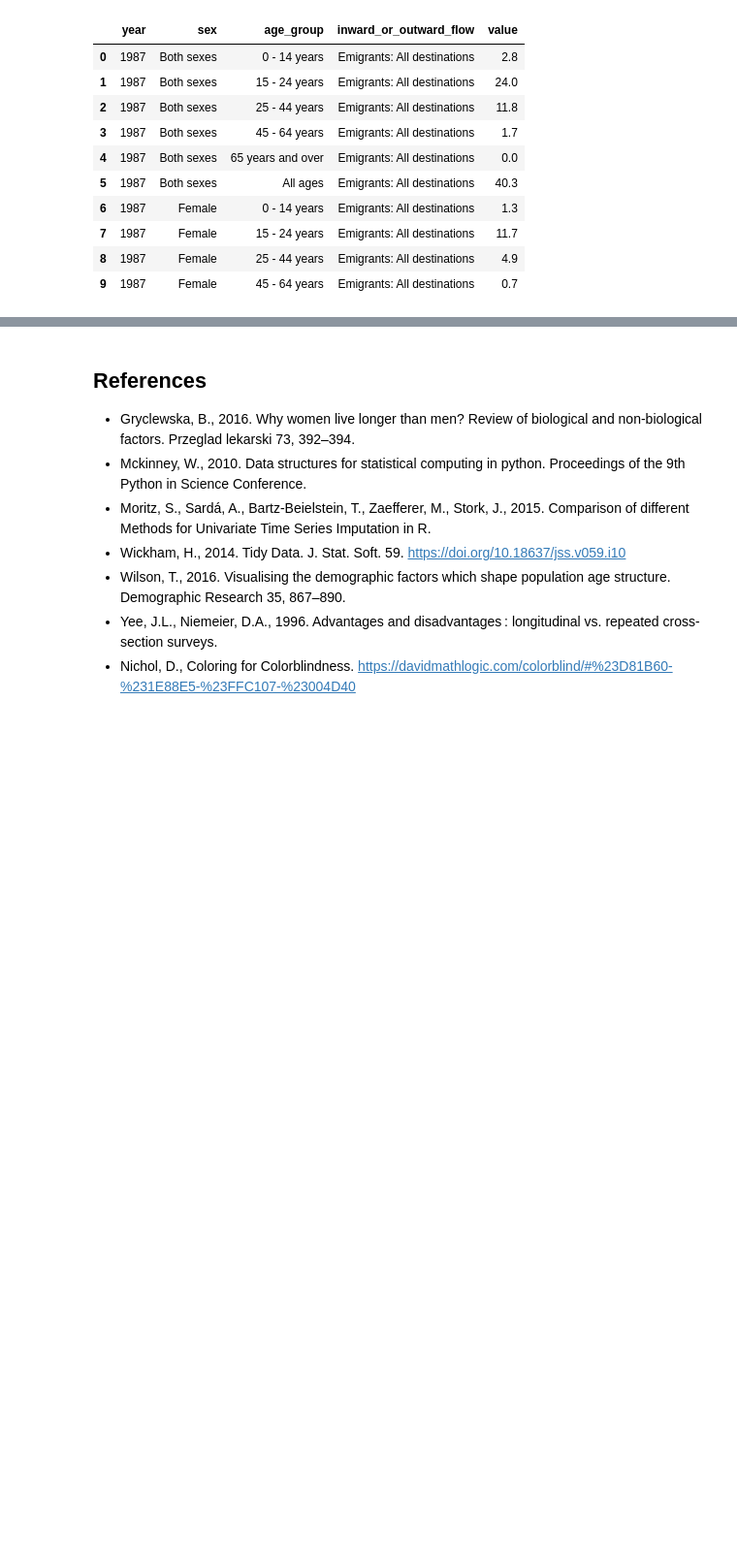
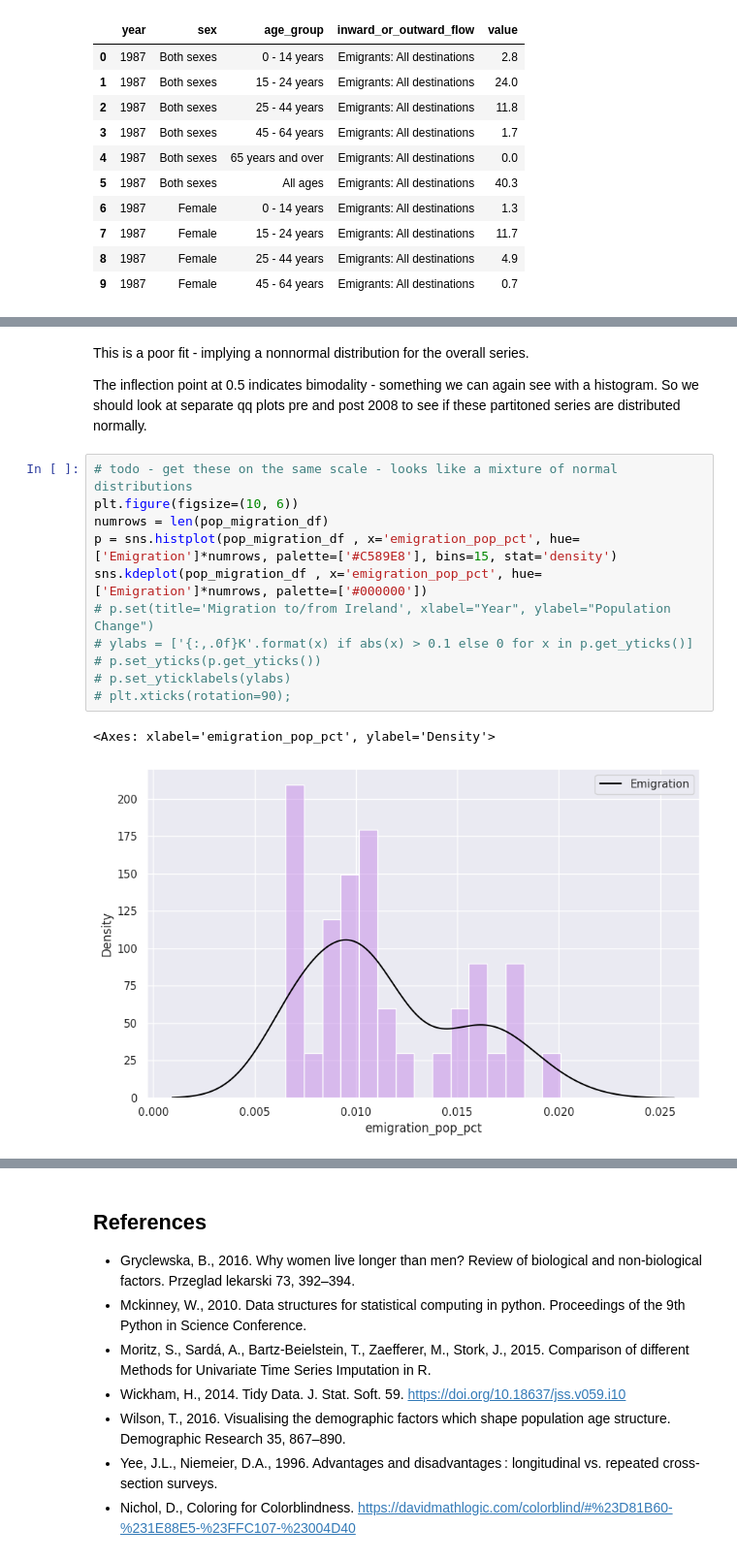
Before and after one commit to step-hen-burke/ca1, a Jupyter notebook: 00_initial_exploration.ipynb, the cells around one changed output, grey strips where cells are left out. Shown at 97% size. Drawn from its saved outputs; the diff is of its cells as text; blank space fills up the shorter version.

```diff
--- a/00_initial_exploration.ipynb
+++ b/00_initial_exploration.ipynb
@@ -816,0 +822,18 @@ all_ages_df
+# %% [markdown]
+This is a poor fit - implying a nonnormal distribution for the overall series.
+
+The inflection point at 0.5 indicates bimodality - something we can again see with a histogram. So we should look at separate qq plots pre and post 2008 to see if these partitoned series are distributed normally.
+# %%
+# todo - get these on the same scale - looks like a mixture of normal distributions
+plt.figure(figsize=(10, 6))
+numrows = len(pop_migration_df)
+p = sns.histplot(pop_migration_df , x='emigration_pop_pct', hue=['Emigration']*numrows, palette=['#C589E8'], bins=15, stat='density')
+sns.kdeplot(pop_migration_df , x='emigration_pop_pct', hue=['Emigration']*numrows, palette=['#000000'])
+# p.set(title='Migration to/from Ireland', xlabel="Year", ylabel="Population Change")
+# ylabs = ['{:,.0f}K'.format(x) if abs(x) > 0.1 else 0 for x in p.get_yticks()]
+# p.set_yticks(p.get_yticks())
+# p.set_yticklabels(ylabs)
+# plt.xticks(rotation=90);
+# %% [output]
+<Axes: xlabel='emigration_pop_pct', ylabel='Density'>
+[figure, added]
```
Also changed, not shown: parts of 9 cells of this notebook, 1 other file.
